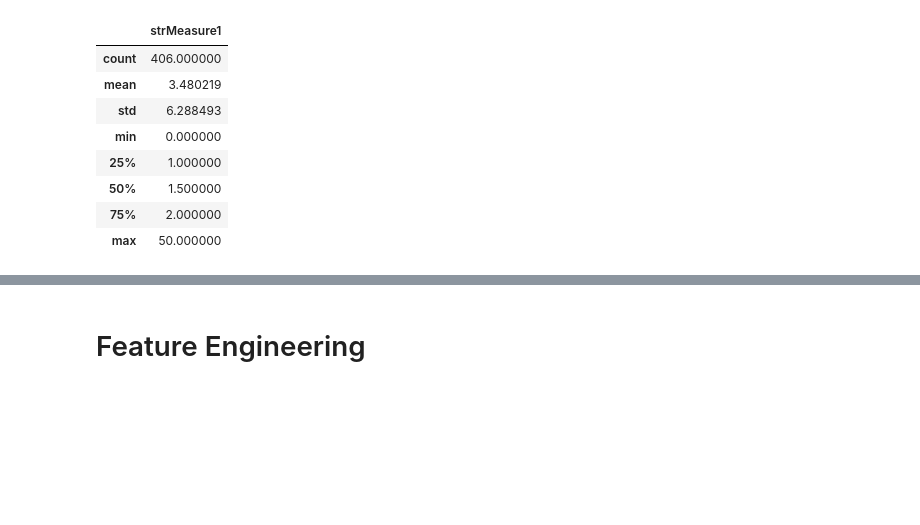
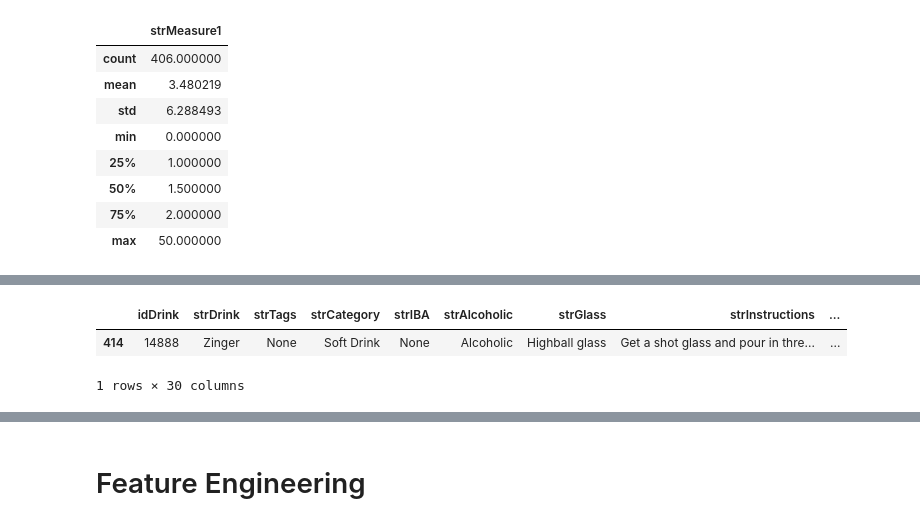
Before and after one commit to redsun498/Data-Genie, a Jupyter notebook: notebooks/EDA - Cocktails.ipynb, the cells around one changed output, grey strips where cells are left out. Saved outputs shown, nothing was run; the diff lists cells and outputs as text; code cells hidden in the pictures; blank space fills up the shorter version.

```diff
--- a/notebooks/EDA - Cocktails.ipynb
+++ b/notebooks/EDA - Cocktails.ipynb
@@ -280,3 +301,20 @@ all_drinks_df.at[415,'strMeasure1'] = '0.2'
+# %%
+#Manuallly insert values into these rows
+all_drinks_df.at[53,'strMeasure2'] = '6'
+all_drinks_df.at[83,'strMeasure2'] = '0.5'
+all_drinks_df.at[127,'strMeasure2'] = '1.33'
+all_drinks_df.at[146,'strMeasure2'] = '2'
+all_drinks_df.at[157,'strMeasure2'] = '5'
+all_drinks_df.at[189,'strMeasure2'] = 'None'
+all_drinks_df.at[225,'strMeasure2'] = '1.33'
+all_drinks_df.at[323,'strMeasure2'] = '2'
+all_drinks_df.at[349,'strMeasure2'] = '3'
+all_drinks_df.at[350,'strMeasure2'] = '5'
+all_drinks_df.at[377,'strMeasure2'] = '4'
+all_drinks_df.at[381,'strMeasure2'] = '0.3'
+all_drinks_df.at[395,'strMeasure2'] = '2'
+all_drinks_df.at[398,'strMeasure2'] = '4'
+all_drinks_df.at[415,'strMeasure2'] = '0.2'
 # %%
 #They all have values now
 all_drinks_df['strMeasure1'].isnull().sum()
@@ -334,7 +359,7 @@ all_drinks_df[all_drinks_df['strMeasure1'] == 'black']
 # %%
 #Dictionary to change all the values in the strMeasure1 into ounces
 measure1_strings = {
-    "1 3/4 shot": '2.6',
+    "1 3/4 shot": 2.6,
     '1/3': 0.5,
     '2 shots': 3,
     '1 oz Bacardi': 1,
@@ -358,7 +383,7 @@ measure1_strings = {
     '4 oz': 4,
     '1 shot': 1.5,
     '1': None,
-    '1 fifth': 25.6,
+    '1 fifth': 16,
     '1/4': 0.375,
     '1/3 oz': 0.33,
     '2 tsp': 0.33,
@@ -376,7 +401,7 @@ measure1_strings = {
     '4 cups': 32,
     '6 cl': 2,
     '1/2 pint': 8,
-    '3 parts': 3,
+    '3 parts': 0.5,
     '2 part': 2,
     '1 2/3 oz': 1.7,
     '2 1/2 oz': 2.5,
@@ -397,7 +422,7 @@ measure1_strings = {
     '1/2': None,
     '1 oz': 1,
     '1 cup': 8,
-    '1/4 glass': 3,
+    '1/4 glass': 2,
     '2 1/2 shots': 3.75,
     '2 1/2 oz': 2.5,
     '5 parts': 2.5,
@@ -411,13 +436,13 @@ measure1_strings = {
     '1 bottle ': 25,
     '2 1/2 cups': 20,
     '1 shot': 1.5 ,
-    '12 parts': 4,
+    '12 parts': 2,
     '12 oz fine': 12,
     '½': 4,
     '1/4 cup instant ': 2,
     '2/3 oz': 0.67,
     '2 jiggers': 3,
-    '1/6 glass ': 2,
+    '1/6 glass ': 1.5,
     '4-5': None,
     '2 oz light': 2,
     '3 oz': 3,
@@ -436,7 +461,7 @@ measure1_strings = {
     '4 fresh': None,
     '750 ml': 35,
     '2/5': 2,
-    '5 oz Bacardi': 5,
+    '5 oz Bacardi': 2.5,
     '3 cups': 24,
     '3': None,
     '1/2 handful': 0,
@@ -451,7 +476,7 @@ measure1_strings = {
     '3 dashes': 0.063,
     '40 ml': 1.35,
     '1 tblsp': 0.5,
-    '1/4 inch ': 0,
+    '1/4 inch ': None,
     '25 ml': 0.8,
     '1 1/2': 1.5,
     'mikey bottle': 23,
@@ -545,0 +591,6 @@ all_drinks_df.describe()
+# %%
+all_drinks_df[all_drinks_df['strMeasure2'] == '4 shots ']
+# %% [output]
+|  | idDrink | strDrink | strTags | strCategory | strIBA | strAlcoholic | strGlass | strInstructions | ... |
+| 414 | 14888 | Zinger | None | Soft Drink | None | Alcoholic | Highball glass | Get a shot glass and pour in thre... | ... |
+1 rows × 30 columns
```
Also changed, not shown: parts of 17 cells of this notebook.
